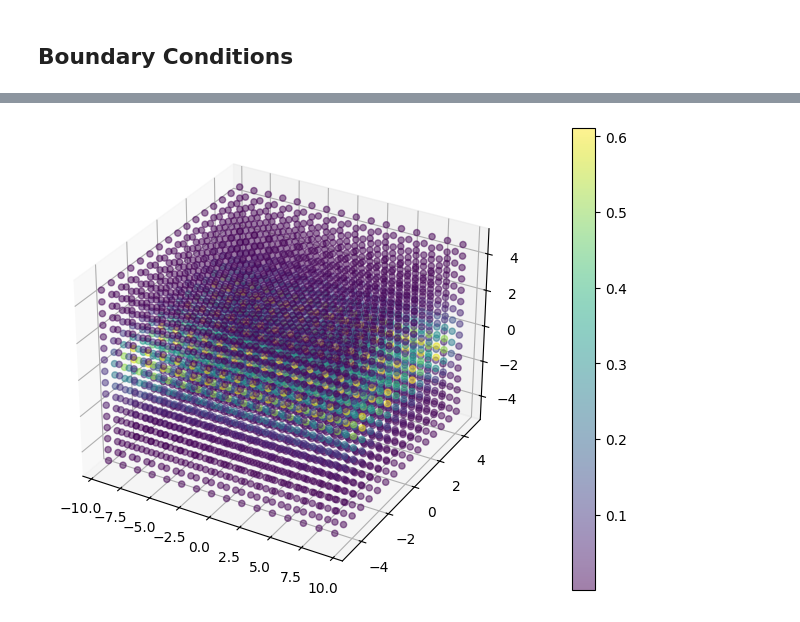
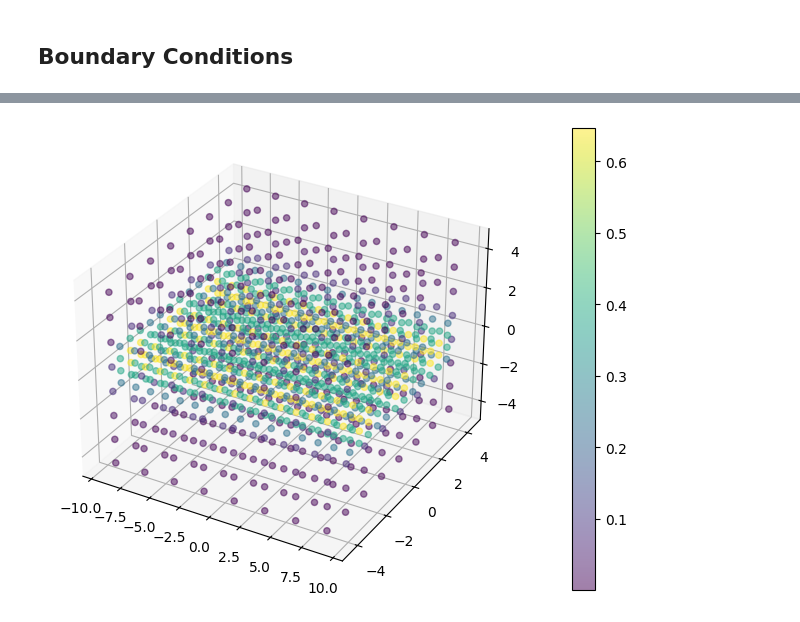
Before and after one commit to pasteurlabs/tesseract-jax, a Jupyter notebook: examples/ansys/optim_bars.ipynb, the cells around one changed output, grey strips where cells are left out. Cells and saved outputs as stored; diff of their text form; code cells hidden in the pictures.

```diff
--- a/examples/ansys/optim_bars.ipynb
+++ b/examples/ansys/optim_bars.ipynb
@@ -45,9 +45,9 @@ bar_3d_tess = Tesseract.from_tesseract_api("bars_3d_tess/tesseract_api.py")
 # %% [markdown]
 Now we can setup the parameters for the design space and apply the design Tesseract. The Tesseract constructs a 3D geometry using PyVista and computes its signed distance field (SDF).
 # %%
-n_chains = 4
+n_chains = 3
 n_edges_per_chain = 3
-bar_radius = 0.5
+bar_radius = 0.7
 
 Lx, Ly, Lz = 20.0, 10.0, 10.0
 Nx, Ny, Nz = 200, 100, 100
@@ -339,7 +327,7 @@ def sizing_field(
     return min_size + (max_size - min_size) * normalized_sdf
 
 
-sizing = sizing_field(sdf, min_size=Lx / 60, max_size=Lx / 4, scale=2.0)
+sizing = sizing_field(sdf, min_size=Lx / 60, max_size=Lx / 5, scale=2.0)
 plot_grid(sizing, Lx, Ly, Lz, Nx, Ny, Nz)
 print(f"Sizing field min: {sizing.min()}, max: {sizing.max()}")
 # %% [output]
@@ -354,8 +342,8 @@ mesher_out = apply_tesseract(
     mesher,
     {
         "domain_size": [Lx, Ly, Lz],
-        # "sizing_field": sizing,  # jnp.ones_like(sdf) * (Lx / 10),
-        "sizing_field": jnp.ones_like(sdf) * (Lx / 10),
+        "sizing_field": sizing,  # jnp.ones_like(sdf) * (Lx / 10),
+        # "sizing_field": jnp.ones_like(sdf) * (Lx / 10),
         "field_values": rho,
         "max_subdivision_levels": 4,
         "max_points": 5000,
@@ -544,24 +532,24 @@ Compliance: 138.3103
 # %%
 # lets make a scatter plot of the mesh cell values as colors
 fig, ax = plt.subplots(1, 1, figsize=(8, 6), subplot_kw={"projection": "3d"})
 pts_coords = mesher_out["mesh"]["points"][: mesher_out["mesh"]["n_points"]]
 hex_cells = mesher_out["mesh"]["faces"][: mesher_out["mesh"]["n_faces"]]
 center_points = jnp.mean(pts_coords[hex_cells], axis=1)
-rho = mesher_out["mesh_cell_values"][: mesher_out["mesh"]["n_faces"]]
+rho_mesh = mesher_out["mesh_cell_values"][: mesher_out["mesh"]["n_faces"]]
 scat = ax.scatter(
     center_points[:, 0],
     center_points[:, 1],
     center_points[:, 2],
-    c=rho,
+    c=rho_mesh,
     s=20,
     # alpha=rho+0.3,
     alpha=0.5,
     cmap="viridis",
 )
 # colorbar
 cbar = plt.colorbar(scat, ax=ax, pad=0.1)
 # %% [output]
-[figure, old version]
+[figure, new version]
 # %%
 from typing import TypeVar
 
```
Also changed, not shown: parts of 18 cells of this notebook, 4 other files.
